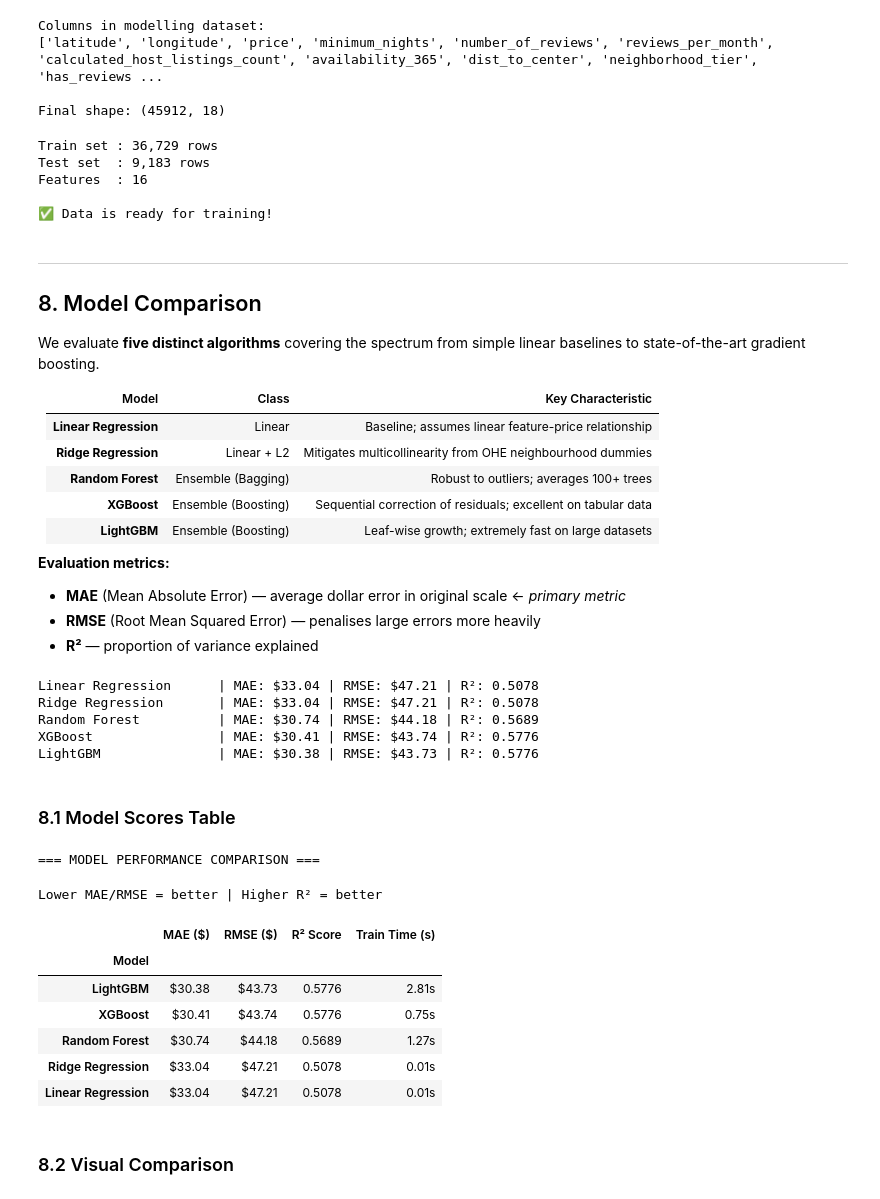
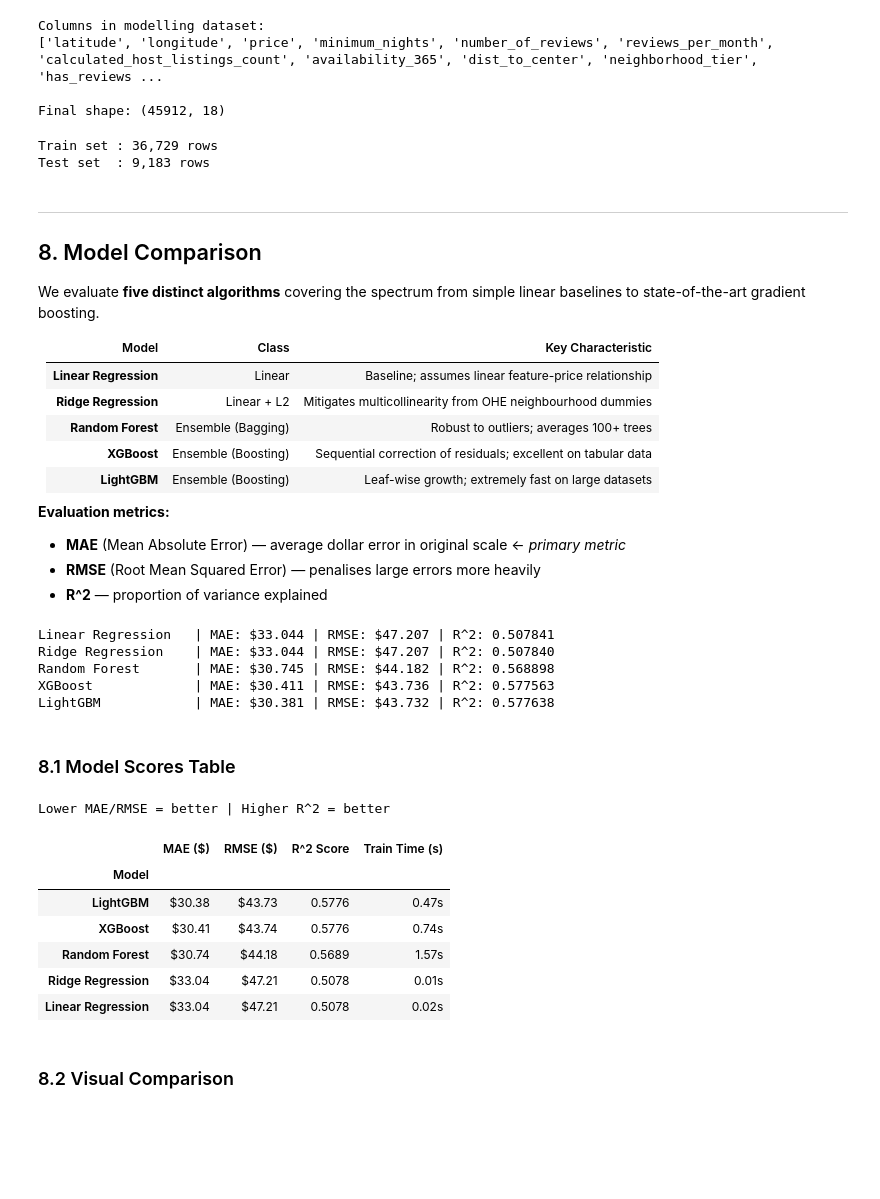
Before and after one commit to 1giorgiadamia/smart_apartment_pricing, a Jupyter notebook: model.ipynb, the cells around one changed output. Saved outputs shown, nothing was run; the diff lists cells and outputs as text; code cells hidden in the pictures; blank space fills up the shorter version.

```diff
--- a/model.ipynb
+++ b/model.ipynb
@@ -629,28 +600,20 @@ Columns in modelling dataset:
 
 Final shape: (45912, 18)
 # %%
-# ── Features (X) and target (y) ─────────────────────────────────
 X = df_final.drop(columns=['price', 'price_log'])
-y = df_final['price_log']   # train on log scale; invert at evaluation
+y = df_final['price_log']
 
-# ── Train/Test split 80/20 ───────────────────────────────────────
 X_train, X_test, y_train, y_test = train_test_split(X, y, test_size=0.2, random_state=42)
 
-# ── Scaling — for linear models ──────────────────────────────────
 scaler = StandardScaler()
 X_train_scaled = scaler.fit_transform(X_train)
 X_test_scaled  = scaler.transform(X_test)
 
 print(f"Train set : {X_train.shape[0]:,} rows")
 print(f"Test set  : {X_test.shape[0]:,} rows")
-print(f"Features  : {X_train.shape[1]}")
-print("\n✅ Data is ready for training!")
 # %% [output]
 Train set : 36,729 rows
 Test set  : 9,183 rows
-Features  : 16
-
-✅ Data is ready for training!
 # %% [markdown]
 ---
 ## 8. Model Comparison
@@ -668,12 +631,11 @@ We evaluate **five distinct algorithms** covering the spectrum from simple linea
 **Evaluation metrics:**
 - **MAE** (Mean Absolute Error) — average dollar error in original scale ← *primary metric*
 - **RMSE** (Root Mean Squared Error) — penalises large errors more heavily
-- **R²** — proportion of variance explained
+- **R^2** — proportion of variance explained
 # %%
 from sklearn.linear_model import LinearRegression, Ridge
 from sklearn.ensemble import RandomForestRegressor
 
-# Build model registry
 models = {
     "Linear Regression" : (LinearRegression(), True),
     "Ridge Regression"  : (Ridge(alpha=1.0), True),
@@ -699,7 +661,6 @@ for name, (model, scaled) in models.items():
 
     y_pred_log = model.predict(Xte)
 
-    # Convert from log scale back to USD
     y_pred = np.expm1(y_pred_log)
     y_true = np.expm1(y_test)
 
@@ -708,40 +669,37 @@ for name, (model, scaled) in models.items():
     r2   = r2_score(y_true, y_pred)
 
     results.append({"Model": name, "MAE ($)": round(mae, 2),
-                    "RMSE ($)": round(rmse, 2), "R² Score": round(r2, 4),
+                    "RMSE ($)": round(rmse, 2), "R^2 Score": round(r2, 4),
                     "Train Time (s)": round(train_time, 2)})
-    print(f"{name:<22} | MAE: ${mae:.2f} | RMSE: ${rmse:.2f} | R²: {r2:.4f}")
+    print(f"{name:<19} | MAE: ${mae:.3f} | RMSE: ${rmse:.3f} | R^2: {r2:.6f}")
 
 df_perf = pd.DataFrame(results).sort_values("MAE ($)")
 # %% [output]
-Linear Regression      | MAE: $33.04 | RMSE: $47.21 | R²: 0.5078
-Ridge Regression       | MAE: $33.04 | RMSE: $47.21 | R²: 0.5078
-Random Forest          | MAE: $30.74 | RMSE: $44.18 | R²: 0.5689
-XGBoost                | MAE: $30.41 | RMSE: $43.74 | R²: 0.5776
-LightGBM               | MAE: $30.38 | RMSE: $43.73 | R²: 0.5776
+Linear Regression   | MAE: $33.044 | RMSE: $47.207 | R^2: 0.507841
+Ridge Regression    | MAE: $33.044 | RMSE: $47.207 | R^2: 0.507840
+Random Forest       | MAE: $30.745 | RMSE: $44.182 | R^2: 0.568898
+XGBoost             | MAE: $30.411 | RMSE: $43.736 | R^2: 0.577563
+LightGBM            | MAE: $30.381 | RMSE: $43.732 | R^2: 0.577638
 # %% [markdown]
 ### 8.1 Model Scores Table
 # %%
-# ── Styled comparison table ──────────────────────────────────────
-print("\n=== MODEL PERFORMANCE COMPARISON ===\n")
-
+# model comparison table
 df_display = df_perf.set_index("Model")
 display(df_display.style
         .background_gradient(cmap='RdYlGn_r', subset=['MAE ($)', 'RMSE ($)'])
-        .background_gradient(cmap='RdYlGn',   subset=['R² Score'])
+        .background_gradient(cmap='RdYlGn',   subset=['R^2 Score'])
         .format({'MAE ($)': '${:.2f}', 'RMSE ($)': '${:.2f}',
-                 'R² Score': '{:.4f}', 'Train Time (s)': '{:.2f}s'})
-        .set_caption("Lower MAE/RMSE = better  |  Higher R² = better"))
+                 'R^2 Score': '{:.4f}', 'Train Time (s)': '{:.2f}s'})
+        .set_caption("Lower MAE/RMSE = better  |  Higher R^2 = better"))
 # %% [output]
-=== MODEL PERFORMANCE COMPARISON ===
+Lower MAE/RMSE = better | Higher R^2 = better
-Lower MAE/RMSE = better | Higher R² = better
-|  | MAE ($) | RMSE ($) | R² Score | Train Time (s) |
+|  | MAE ($) | RMSE ($) | R^2 Score | Train Time (s) |
 | Model |  |  |  |  |
-| LightGBM | $30.38 | $43.73 | 0.5776 | 2.81s |
-| XGBoost | $30.41 | $43.74 | 0.5776 | 0.75s |
-| Random Forest | $30.74 | $44.18 | 0.5689 | 1.27s |
+| LightGBM | $30.38 | $43.73 | 0.5776 | 0.47s |
+| XGBoost | $30.41 | $43.74 | 0.5776 | 0.74s |
+| Random Forest | $30.74 | $44.18 | 0.5689 | 1.57s |
 | Ridge Regression | $33.04 | $47.21 | 0.5078 | 0.01s |
-| Linear Regression | $33.04 | $47.21 | 0.5078 | 0.01s |
+| Linear Regression | $33.04 | $47.21 | 0.5078 | 0.02s |
 # %% [markdown]
 ### 8.2 Visual Comparison
 # %%
```
Also changed, not shown: parts of 23 cells of this notebook, 2 other files.
